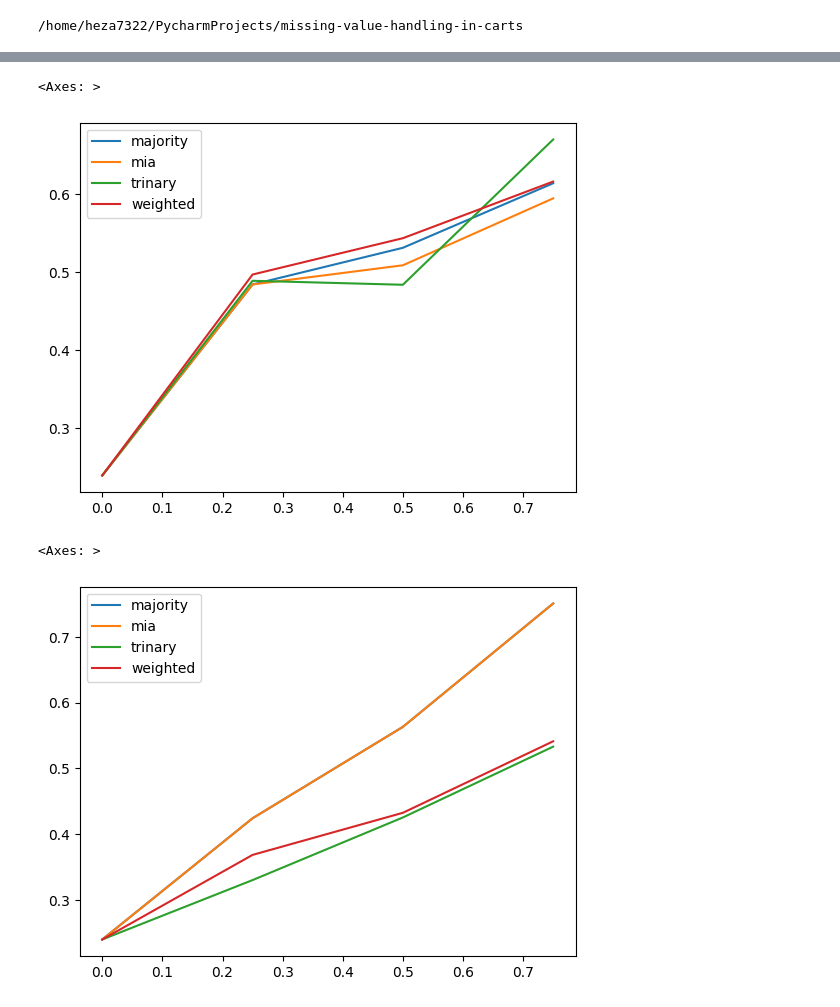
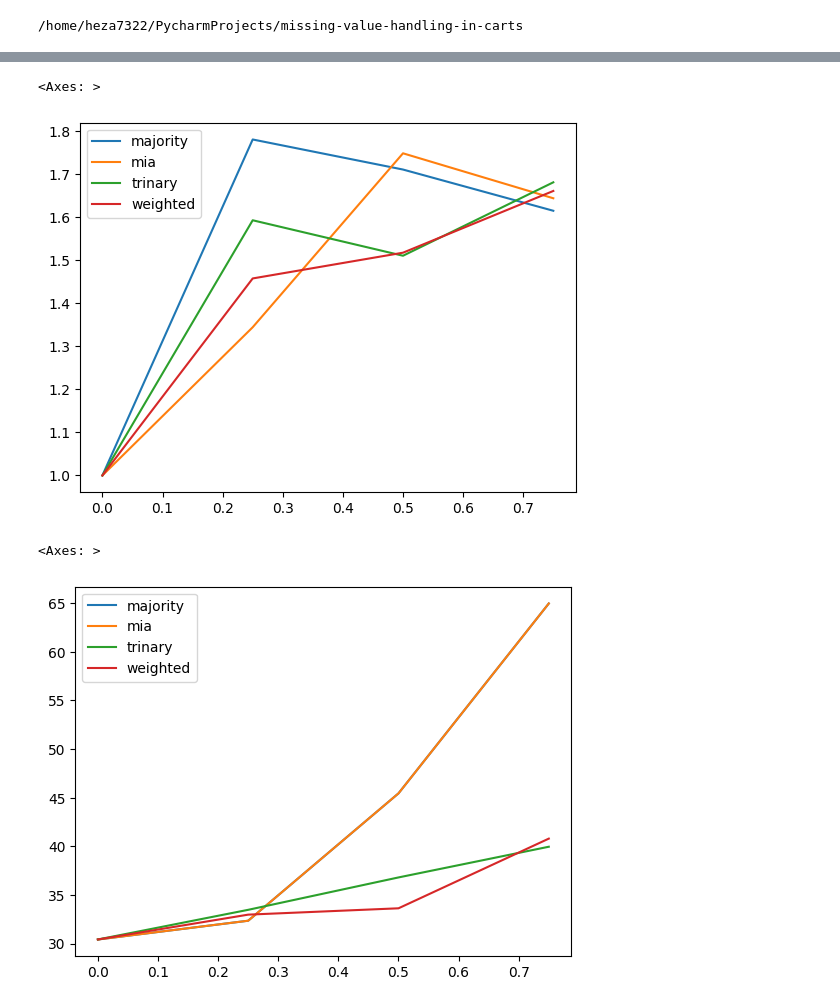
Before and after one commit to henningzakrisson/trinary-tree, a Jupyter notebook: example_notebooks/MCAR_examples_real.ipynb, the cells around one changed output, grey strips where cells are left out. Drawn from its saved outputs; the diff is of its cells as text; code cells hidden in the pictures.

```diff
--- a/example_notebooks/MCAR_examples_real.ipynb
+++ b/example_notebooks/MCAR_examples_real.ipynb
@@ -22,7 +22,7 @@ df = pd.read_csv(data_folder+file_name,index_col = 0)
 features = [column for column in df.columns if column!='y']
 if file_name == 'zoo.csv':
     df[df.columns[:-1]] = df[df.columns[:-1]].astype(float)
-df.reset_index(inplace = True)
+df.reset_index(inplace = True,drop=True)
 
 # Test train split
 n = len(df)
@@ -43,7 +43,19 @@ y_test  = df.loc[df['test'],'y']
 for max_depth in max_depths:
     tree = BinaryTree(max_depth = max_depth, min_samples_leaf= min_samples_leaf)
     tree.fit(X_train, y_train)
-    y_prob = tree.predict(X_test, prob = True)
-    losses.loc[max_depth] = sum([-np.log(1e-30+y_prob.loc[i,y_test[i]]) for i in y_test.index])
+    if y_test.dtype == float:
+        y_hat = tree.predict(X_test)
+        loss = calculate_loss(y_test,y_hat = y_hat)
+    else:
+        y_prob = tree.predict(X_test, prob = True)
+        loss = calculate_loss(y_test,y_prob = y_prob)
+
+    losses.loc[max_depth] = loss
+    if max_depth>1:
+        if losses.loc[max_depth]>=losses.loc[max_depth-1]:
+            break
 
 max_depth = losses.idxmin()
+
+print(losses)
+print(f'max_depth: {max_depth}')
@@ -79,35 +99,34 @@ for i,missing_prob in enumerate(missing_probs):
     for tree_name in tree_types:
         trees[i][tree_name] = copy.deepcopy(tree_types[tree_name])
         trees[i][tree_name].fit(X_train,y_train)
-
-        if y_test.dtype == 'object':
-            y_prob = trees[i][tree_name].predict(X_test,prob=True)
-            loss = np.mean([-np.log(1e-30+y_prob.loc[i,y_test[i]]) for i in y_test.index])
+        if y_test.dtype == float:
+            y_hat = trees[i][tree_name].predict(X_test)
+            loss = calculate_loss(y_test,y_hat = y_hat)
         else:
-            y_hat = trees[i][tree_name].predict(X_test)
-            loss = (y_test-y_hat).pow(2).mean()
+            y_prob = trees[i][tree_name].predict(X_test, prob = True)
+            loss = calculate_loss(y_test,y_prob = y_prob)
         results.loc[missing_prob,tree_name] = loss
 
-results.plot()
+(results/results.loc[0]).plot()
 # %% [output]
 <Axes: >
-[figure, old version]
+[figure, new version]
 # %%
 # Missingness of different frequencies ONLY in test data
 results = pd.DataFrame(columns = [key for key in tree_types], index = missing_probs)
 for i,missing_prob in enumerate(missing_probs):
     X_test  = dfs[i].loc[dfs[i]['test'],features]
     y_test  = dfs[i].loc[dfs[i]['test'],'y']
     for tree_name in tree_types:
-        if y_test.dtype == 'object':
-            y_prob = trees[0][tree_name].predict(X_test,prob=True)
-            loss = np.mean([-np.log(1e-30+y_prob.loc[i,y_test[i]]) for i in y_test.index])
+        if y_test.dtype == float:
+            y_hat = trees[0][tree_name].predict(X_test)
+            loss = calculate_loss(y_test,y_hat = y_hat)
         else:
-            y_hat = trees[0][tree_name].predict(X_test)
-            loss = (y_test-y_hat).pow(2).mean()
+            y_prob = trees[0][tree_name].predict(X_test, prob = True)
+            loss = calculate_loss(y_test,y_prob = y_prob)
         results.loc[missing_prob,tree_name] = loss
 
 results.plot()
 # %% [output]
 <Axes: >
-[figure, old version]
+[figure, new version]
```
Also changed, not shown: parts of 1 cell of this notebook, 1 other file.
